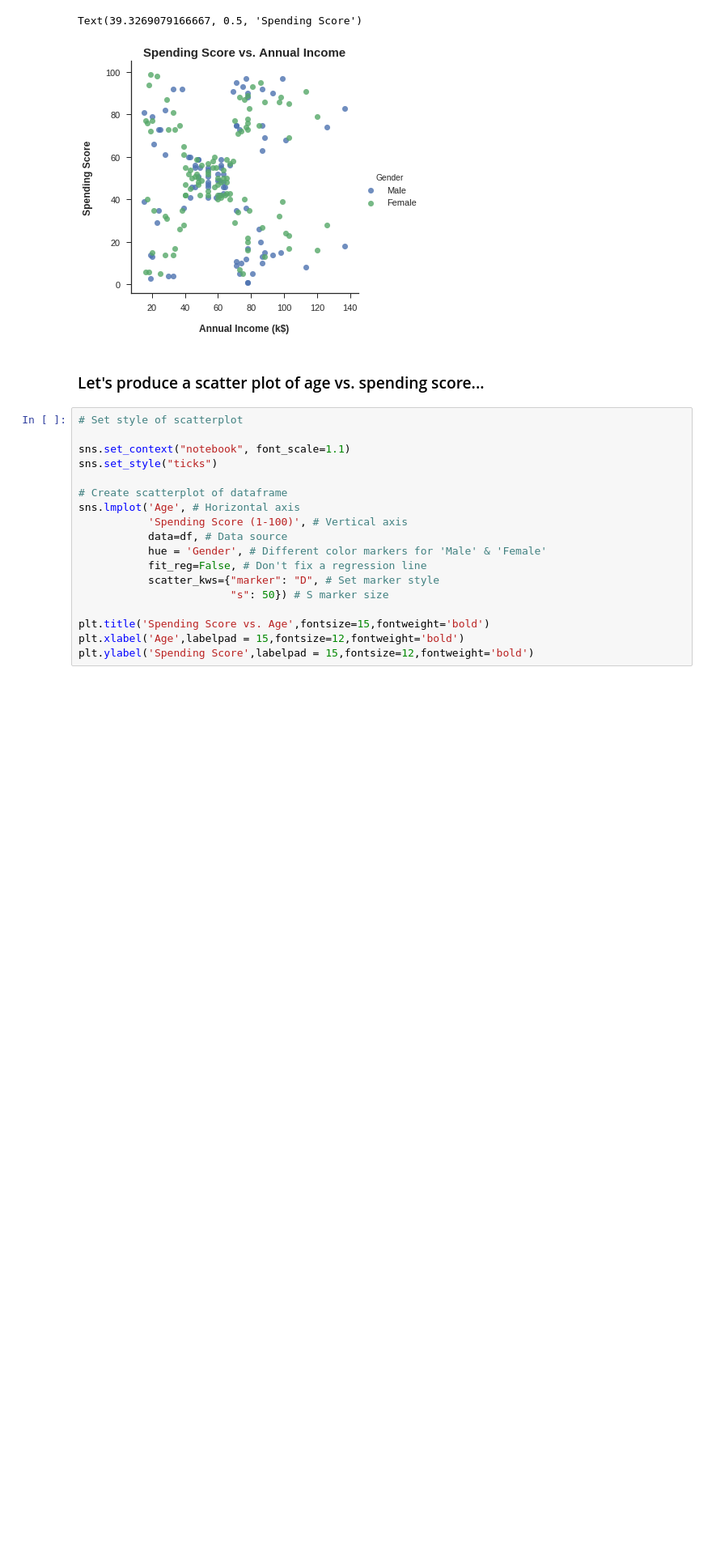
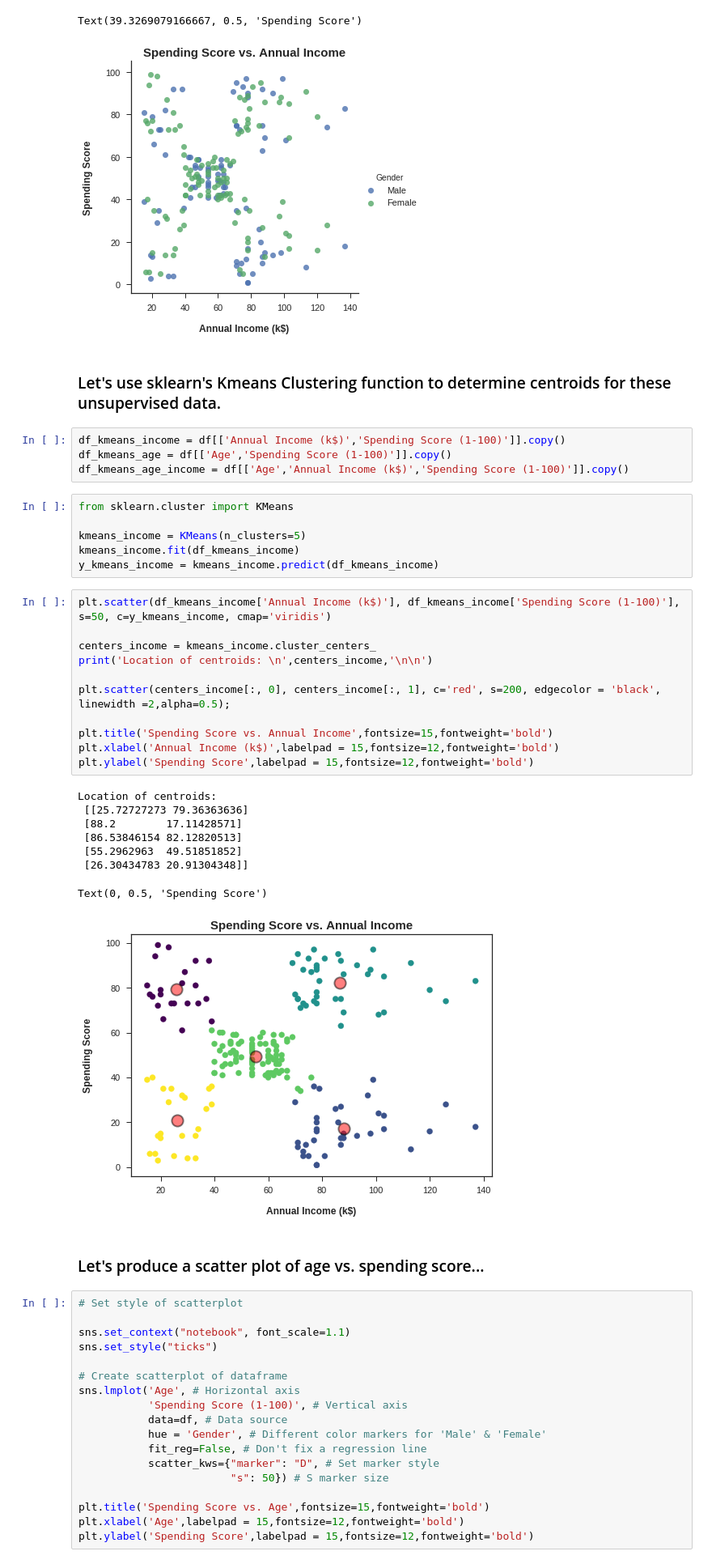
Before and after one commit to ROARMarketingConcepts/Machine-Learning-Projects, a Jupyter notebook: Mall_Customer_Segmentation_Analysis.ipynb, the cells around one changed output. Shown at 81% size. Saved outputs shown, nothing was run; the diff lists cells and outputs as text; blank space fills up the shorter version.

```diff
--- a/Mall_Customer_Segmentation_Analysis.ipynb
+++ b/Mall_Customer_Segmentation_Analysis.ipynb
@@ -266,6 +267,38 @@ plt.ylabel('Spending Score',labelpad = 15,fontsize=12,fontweight='bold')
 # %% [output]
 Text(39.3269079166667, 0.5, 'Spending Score')
 [figure]
+# %% [markdown]
+### Let's use sklearn's Kmeans Clustering function to determine centroids for these unsupervised data.
+# %%
+df_kmeans_income = df[['Annual Income (k$)','Spending Score (1-100)']].copy()
+df_kmeans_age = df[['Age','Spending Score (1-100)']].copy()
+df_kmeans_age_income = df[['Age','Annual Income (k$)','Spending Score (1-100)']].copy()
+# %%
+from sklearn.cluster import KMeans
+
+kmeans_income = KMeans(n_clusters=5)
+kmeans_income.fit(df_kmeans_income)
+y_kmeans_income = kmeans_income.predict(df_kmeans_income)
+# %%
+plt.scatter(df_kmeans_income['Annual Income (k$)'], df_kmeans_income['Spending Score (1-100)'], s=50, c=y_kmeans_income, cmap='viridis')
+
+centers_income = kmeans_income.cluster_centers_
+print('Location of centroids: \n',centers_income,'\n\n')
+
+plt.scatter(centers_income[:, 0], centers_income[:, 1], c='red', s=200, edgecolor = 'black', linewidth =2,alpha=0.5);
+
+plt.title('Spending Score vs. Annual Income',fontsize=15,fontweight='bold')
+plt.xlabel('Annual Income (k$)',labelpad = 15,fontsize=12,fontweight='bold')
+plt.ylabel('Spending Score',labelpad = 15,fontsize=12,fontweight='bold')
+# %% [output]
+Location of centroids:
+ [[25.72727273 79.36363636]
+ [88.2        17.11428571]
+ [86.53846154 82.12820513]
+ [55.2962963  49.51851852]
+ [26.30434783 20.91304348]]
+Text(0, 0.5, 'Spending Score')
+[figure, added]
 # %% [markdown]
 ### Let's produce a scatter plot of age vs. spending score...
 # %%
```
Also changed, not shown: parts of 11 cells of this notebook.
